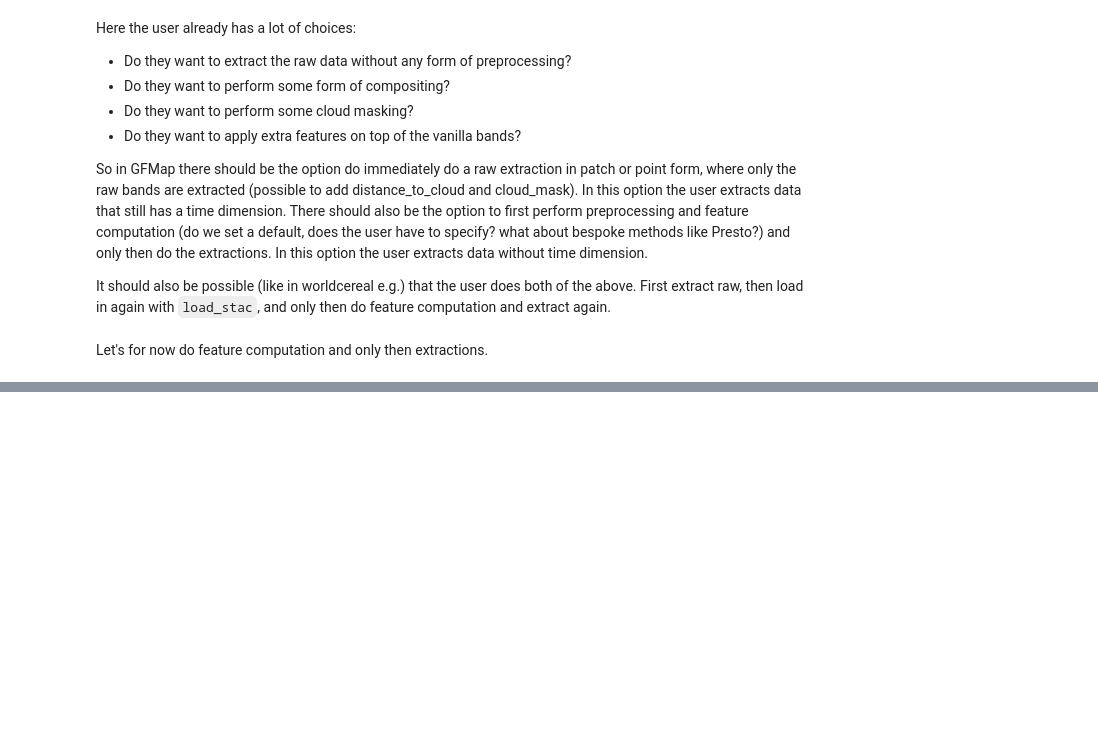
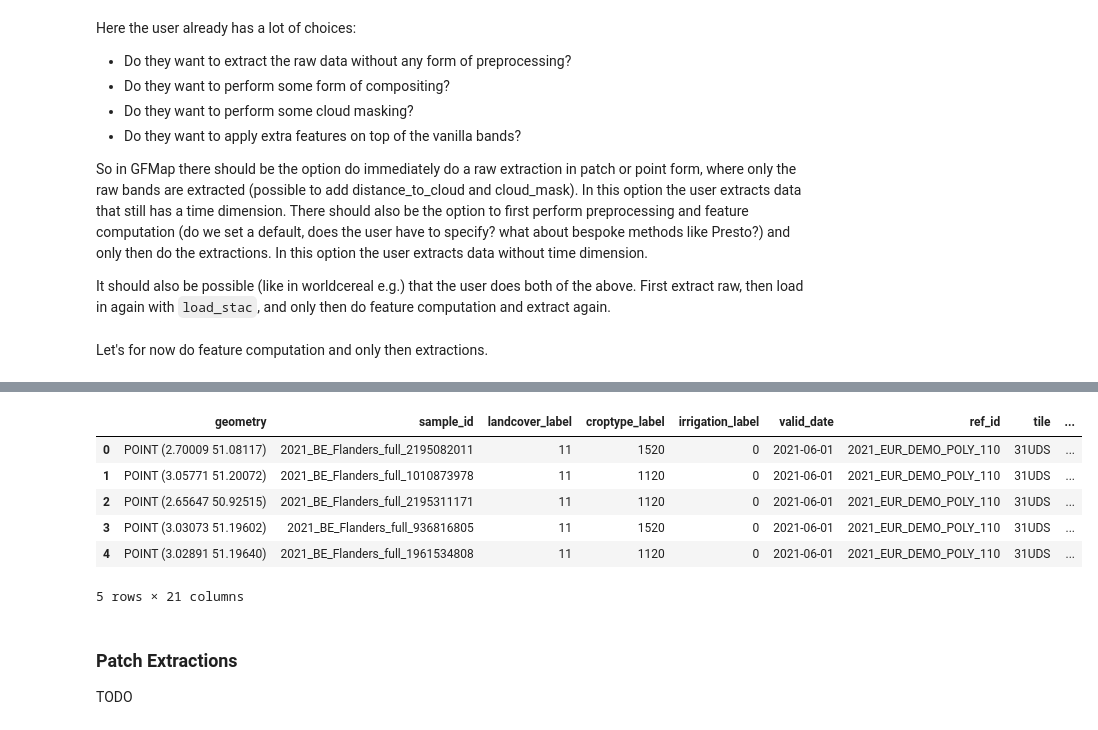
Before and after one commit to Open-EO/openeo-gfmap, a Jupyter notebook: examples/basic_pipeline/basic_pipeline.ipynb, the cells around one changed output, grey strips where cells are left out. Cells and saved outputs as stored; diff of their text form; code cells hidden in the pictures; blank space fills up the shorter version.

```diff
--- a/examples/basic_pipeline/basic_pipeline.ipynb
+++ b/examples/basic_pipeline/basic_pipeline.ipynb
@@ -77,0 +138,16 @@ all_bands
+# %%
+import geopandas as gpd
+test = gpd.read_parquet('point_features.parquet')
+test.head()
+# %% [output]
+|  | geometry | sample_id | landcover_label | croptype_label | irrigation_label | valid_date | ref_id | tile | ... |
+| 0 | POINT (2.70009 51.08117) | 2021_BE_Flanders_full_2195082011 | 11 | 1520 | 0 | 2021-06-01 | 2021_EUR_DEMO_POLY_110 | 31UDS | ... |
+| 1 | POINT (3.05771 51.20072) | 2021_BE_Flanders_full_1010873978 | 11 | 1120 | 0 | 2021-06-01 | 2021_EUR_DEMO_POLY_110 | 31UDS | ... |
+| 2 | POINT (2.65647 50.92515) | 2021_BE_Flanders_full_2195311171 | 11 | 1120 | 0 | 2021-06-01 | 2021_EUR_DEMO_POLY_110 | 31UDS | ... |
+| 3 | POINT (3.03073 51.19602) | 2021_BE_Flanders_full_936816805 | 11 | 1520 | 0 | 2021-06-01 | 2021_EUR_DEMO_POLY_110 | 31UDS | ... |
+| 4 | POINT (3.02891 51.19640) | 2021_BE_Flanders_full_1961534808 | 11 | 1120 | 0 | 2021-06-01 | 2021_EUR_DEMO_POLY_110 | 31UDS | ... |
+5 rows × 21 columns
+# %% [markdown]
+### Patch Extractions
+
+TODO
```
Also changed, not shown: parts of 8 cells of this notebook, 2 other files.
